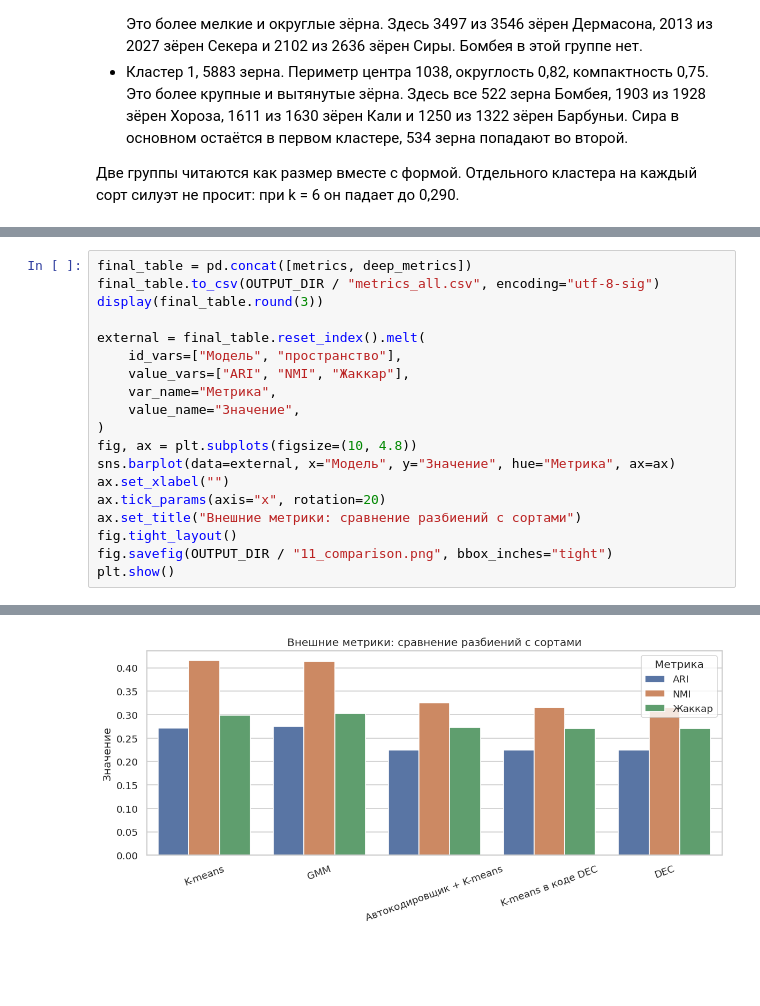
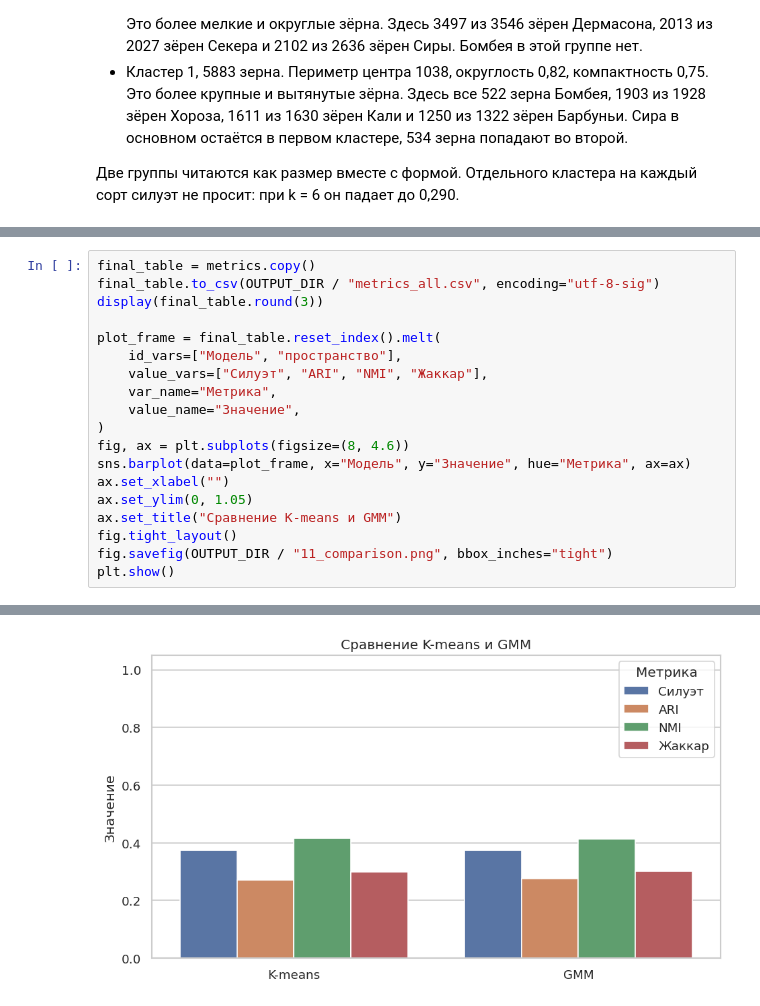
Before and after one commit to AHTOH-CODER/ML_LAB_3, a Jupyter notebook: lab_3.ipynb, the cells around one changed output, grey strips where cells are left out. Saved outputs shown, nothing was run; the diff lists cells and outputs as text; blank space fills up the shorter version.

```diff
--- a/lab_3.ipynb
+++ b/lab_3.ipynb
@@ -1098,19 +841,19 @@ DEC сжимает 8 признаков автокодировщиком и ра
 # %%
-final_table = pd.concat([metrics, deep_metrics])
+final_table = metrics.copy()
 final_table.to_csv(OUTPUT_DIR / "metrics_all.csv", encoding="utf-8-sig")
 display(final_table.round(3))
 
-external = final_table.reset_index().melt(
+plot_frame = final_table.reset_index().melt(
     id_vars=["Модель", "пространство"],
-    value_vars=["ARI", "NMI", "Жаккар"],
+    value_vars=["Силуэт", "ARI", "NMI", "Жаккар"],
     var_name="Метрика",
     value_name="Значение",
 )
-fig, ax = plt.subplots(figsize=(10, 4.8))
-sns.barplot(data=external, x="Модель", y="Значение", hue="Метрика", ax=ax)
+fig, ax = plt.subplots(figsize=(8, 4.6))
+sns.barplot(data=plot_frame, x="Модель", y="Значение", hue="Метрика", ax=ax)
 ax.set_xlabel("")
-ax.tick_params(axis="x", rotation=20)
-ax.set_title("Внешние метрики: сравнение разбиений с сортами")
+ax.set_ylim(0, 1.05)
+ax.set_title("Сравнение K-means и GMM")
 fig.tight_layout()
 fig.savefig(OUTPUT_DIR / "11_comparison.png", bbox_inches="tight")
 plt.show()
@@ -1125,4 +865,4 @@ plt.show()
-[figure, old version]
+[figure, new version]
 # %% [markdown]
 ---
 ## Сравнительный анализ
```
Also changed, not shown: parts of 7 cells of this notebook, 9 other files.
